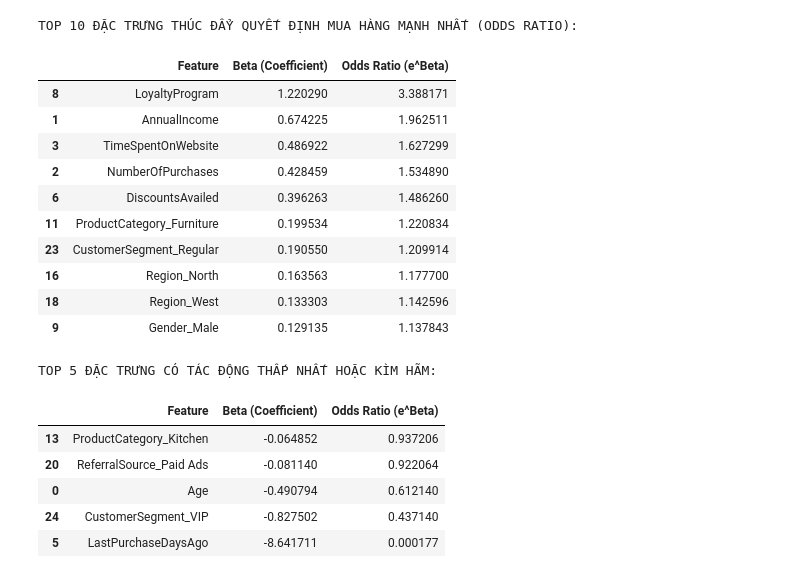
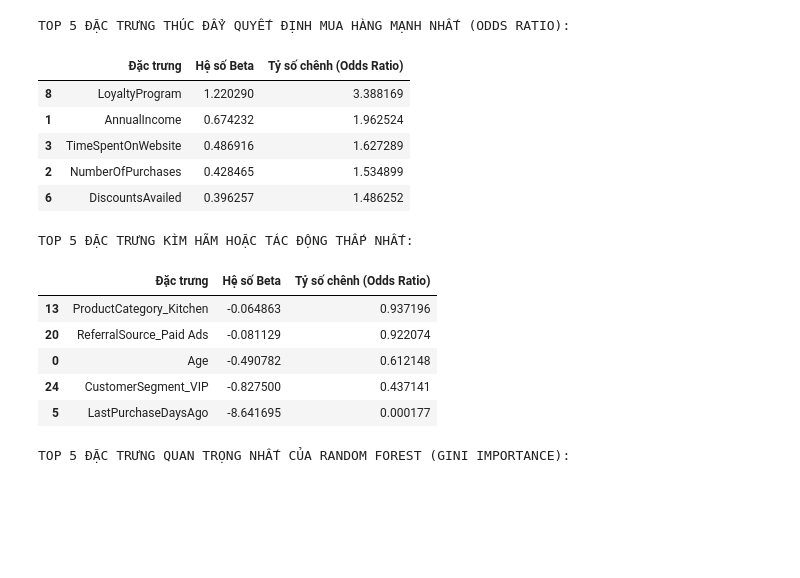
Before and after one commit to HuSiHuSi1/ADY, a Jupyter notebook: 6. Regression and Classification Analysis.ipynb, the cells around one changed output. Saved outputs shown, nothing was run; the diff lists cells and outputs as text; code cells hidden in the pictures; blank space fills up the shorter version.

```diff
--- a/6. Regression and Classification Analysis.ipynb
+++ b/6. Regression and Classification Analysis.ipynb
@@ -114,10 +70,0 @@ Tỷ lệ nhãn trên tập Test  : {0: np.float64(0.5666), 1: np.float64(0.4334
-# %%
-dummy = DummyClassifier(strategy='most_frequent')
-dummy.fit(X_train, y_train)
-y_pred_dummy = dummy.predict(X_test)
-
-acc_dummy = accuracy_score(y_test, y_pred_dummy)
-f1_dummy = f1_score(y_test, y_pred_dummy, zero_division=0)
-roc_dummy = 0.50
-
-print(f"Dummy Baseline — Accuracy: {acc_dummy:.4f}, F1-Score: {f1_dummy:.4f}, ROC-AUC: {roc_dummy:.4f}")
@@ -136,39 +144,38 @@ Dummy Baseline — Accuracy: 0.5666, F1-Score: 0.0000, ROC-AUC: 0.5000
 # %%
-lr = LogisticRegression(max_iter=1000, random_state=42)
-lr.fit(X_train, y_train)
+# 1. Bảng Odds Ratio từ Logistic Regression
+odds_df = pd.DataFrame({
+    'Đặc trưng': X.columns,
+    'Hệ số Beta': lr.coef_[0],
+    'Tỷ số chênh (Odds Ratio)': np.exp(lr.coef_[0])
+}).sort_values(by='Tỷ số chênh (Odds Ratio)', ascending=False)
 
-y_pred_lr = lr.predict(X_test)
-y_prob_lr = lr.predict_proba(X_test)[:, 1]
+print("TOP 5 ĐẶC TRƯNG THÚC ĐẨY QUYẾT ĐỊNH MUA HÀNG MẠNH NHẤT (ODDS RATIO):")
+display(odds_df.head(5))
 
-# Bảng giải thích Odds Ratio
-odds_df = pd.DataFrame({
-    'Feature': X.columns,
-    'Beta (Coefficient)': lr.coef_[0],
-    'Odds Ratio (e^Beta)': np.exp(lr.coef_[0])
-}).sort_values(by='Odds Ratio (e^Beta)', ascending=False)
+print("\nTOP 5 ĐẶC TRƯNG KÌM HÃM HOẶC TÁC ĐỘNG THẤP NHẤT:")
+display(odds_df.tail(5))
 
-print("TOP 10 ĐẶC TRƯNG THÚC ĐẨY QUYẾT ĐỊNH MUA HÀNG MẠNH NHẤT (ODDS RATIO):")
-display(odds_df.head(10))
+# 2. Tầm quan trọng đặc trưng (Feature Importance) từ Random Forest
+fi_df = pd.DataFrame({
+    'Đặc trưng': X.columns,
+    'Tầm quan trọng (Gini)': rf.feature_importances_
+}).sort_values(by='Tầm quan trọng (Gini)', ascending=False)
 
-print("\nTOP 5 ĐẶC TRƯNG CÓ TÁC ĐỘNG THẤP NHẤT HOẶC KÌM HÃM:")
-display(odds_df.tail(5))
+print("\nTOP 5 ĐẶC TRƯNG QUAN TRỌNG NHẤT CỦA RANDOM FOREST (GINI IMPORTANCE):")
+display(fi_df.head(5))
 # %% [output]
-TOP 10 ĐẶC TRƯNG THÚC ĐẨY QUYẾT ĐỊNH MUA HÀNG MẠNH NHẤT (ODDS RATIO):
+TOP 5 ĐẶC TRƯNG THÚC ĐẨY QUYẾT ĐỊNH MUA HÀNG MẠNH NHẤT (ODDS RATIO):
-|  | Feature | Beta (Coefficient) | Odds Ratio (e^Beta) |
-| 8 | LoyaltyProgram | 1.220290 | 3.388171 |
-| 1 | AnnualIncome | 0.674225 | 1.962511 |
-| 3 | TimeSpentOnWebsite | 0.486922 | 1.627299 |
-| 2 | NumberOfPurchases | 0.428459 | 1.534890 |
-| 6 | DiscountsAvailed | 0.396263 | 1.486260 |
-| 11 | ProductCategory_Furniture | 0.199534 | 1.220834 |
-| 23 | CustomerSegment_Regular | 0.190550 | 1.209914 |
-| 16 | Region_North | 0.163563 | 1.177700 |
-| 18 | Region_West | 0.133303 | 1.142596 |
-| 9 | Gender_Male | 0.129135 | 1.137843 |
+|  | Đặc trưng | Hệ số Beta | Tỷ số chênh (Odds Ratio) |
+| 8 | LoyaltyProgram | 1.220290 | 3.388169 |
+| 1 | AnnualIncome | 0.674232 | 1.962524 |
+| 3 | TimeSpentOnWebsite | 0.486916 | 1.627289 |
+| 2 | NumberOfPurchases | 0.428465 | 1.534899 |
+| 6 | DiscountsAvailed | 0.396257 | 1.486252 |
-TOP 5 ĐẶC TRƯNG CÓ TÁC ĐỘNG THẤP NHẤT HOẶC KÌM HÃM:
+TOP 5 ĐẶC TRƯNG KÌM HÃM HOẶC TÁC ĐỘNG THẤP NHẤT:
-|  | Feature | Beta (Coefficient) | Odds Ratio (e^Beta) |
-| 13 | ProductCategory_Kitchen | -0.064852 | 0.937206 |
-| 20 | ReferralSource_Paid Ads | -0.081140 | 0.922064 |
-| 0 | Age | -0.490794 | 0.612140 |
-| 24 | CustomerSegment_VIP | -0.827502 | 0.437140 |
-| 5 | LastPurchaseDaysAgo | -8.641711 | 0.000177 |
+|  | Đặc trưng | Hệ số Beta | Tỷ số chênh (Odds Ratio) |
+| 13 | ProductCategory_Kitchen | -0.064863 | 0.937196 |
+| 20 | ReferralSource_Paid Ads | -0.081129 | 0.922074 |
+| 0 | Age | -0.490782 | 0.612148 |
+| 24 | CustomerSegment_VIP | -0.827500 | 0.437141 |
+| 5 | LastPurchaseDaysAgo | -8.641695 | 0.000177 |
+TOP 5 ĐẶC TRƯNG QUAN TRỌNG NHẤT CỦA RANDOM FOREST (GINI IMPORTANCE):
```
Also changed, not shown: parts of 35 cells of this notebook, 1 other file.
